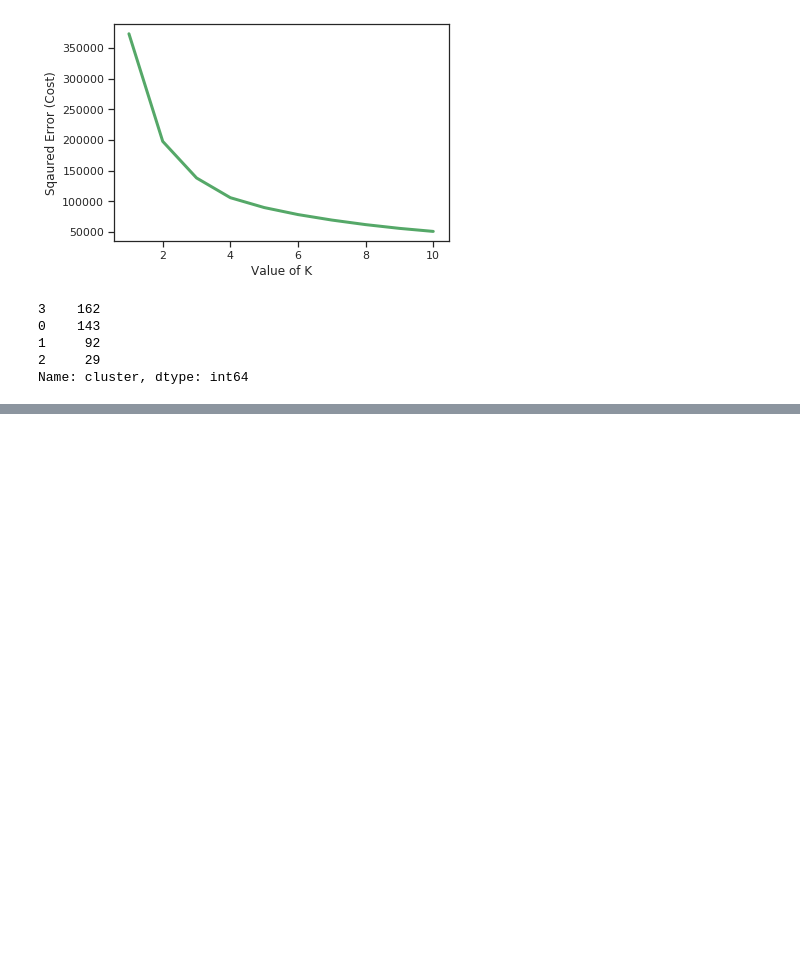
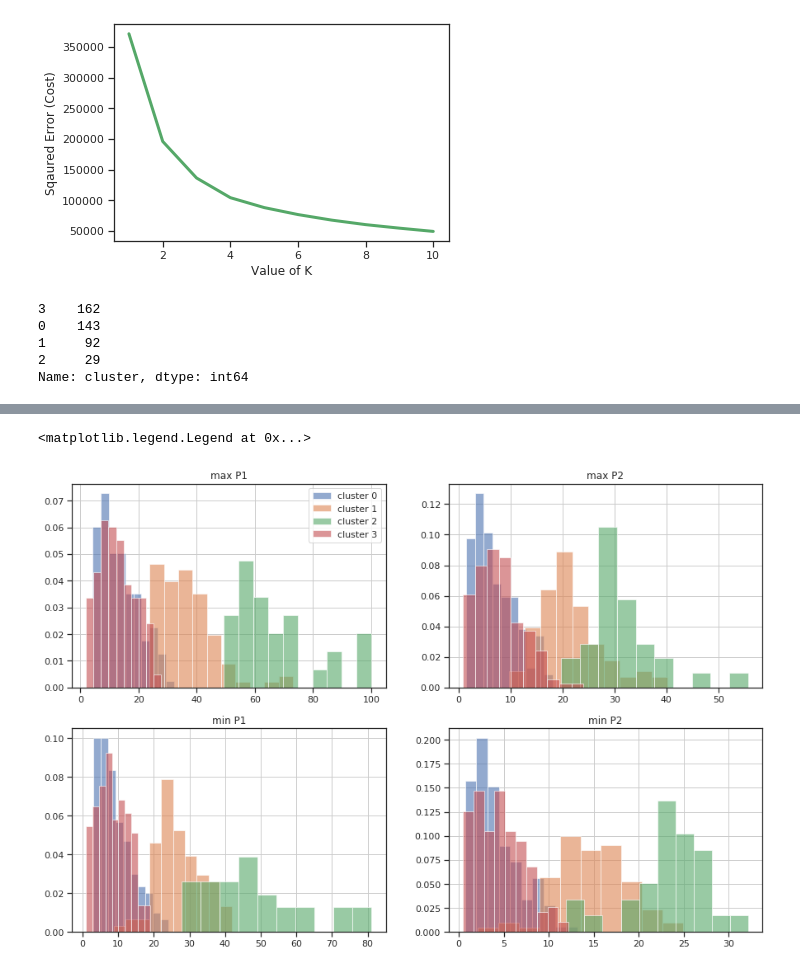
Before and after one commit to aerubanov/Proj_Air_Quality, a Jupyter notebook: notebooks/anomaly selection.ipynb, the cells around one changed output, grey strips where cells are left out. Saved outputs shown, nothing was run; the diff lists cells and outputs as text; code cells hidden in the pictures; blank space fills up the shorter version.

Commit message:
add features hists by clusters

```diff
--- a/notebooks/anomaly selection.ipynb
+++ b/notebooks/anomaly selection.ipynb
@@ -210,7 +208,9 @@ anomdata.head()
+# %%
+sel_columns = ['max_P1', 'min_P1', 'min_P2', 'max_P2', 'mean_hum', 'prec_amount', 'max_w_speed', 'min_w_speed', 'change_hum']
 # %%
 pca = PCA(n_components=3)
-pca.fit(anomdata)
-X = pca.transform(anomdata)
+pca.fit(anomdata[sel_columns])
+X = pca.transform(anomdata[sel_columns])
 # %%
 plt.plot(1-pca.explained_variance_ratio_)
 # %% [output]
@@ -285,0 +264,26 @@ axs[4, 1].set_title('humidity std')
+# %%
+f, axs = plt.subplots(2,2,figsize=(15,10))
+anomdata[anomdata.cluster == 0].max_P1.hist(ax=axs[0, 0], alpha = 0.6, label='cluster 0', density=True)
+anomdata[anomdata.cluster == 1].max_P1.hist(ax=axs[0, 0], alpha = 0.6, label='cluster 1', density=True)
+anomdata[anomdata.cluster == 2].max_P1.hist(ax=axs[0, 0], alpha = 0.6, label='cluster 2', density=True)
+anomdata[anomdata.cluster == 3].max_P1.hist(ax=axs[0, 0], alpha = 0.6, label='cluster 3', density=True)
+axs[0, 0].set_title('max P1')
+anomdata[anomdata.cluster == 0].min_P1.hist(ax=axs[1, 0], alpha = 0.6, label='cluster 0', density=True)
+anomdata[anomdata.cluster == 1].min_P1.hist(ax=axs[1, 0], alpha = 0.6, label='cluster 1', density=True)
+anomdata[anomdata.cluster == 2].min_P1.hist(ax=axs[1, 0], alpha = 0.6, label='cluster 2', density=True)
+anomdata[anomdata.cluster == 3].min_P1.hist(ax=axs[1, 0], alpha = 0.6, label='cluster 3', density=True)
+axs[1, 0].set_title('min P1')
+anomdata[anomdata.cluster == 0].max_P2.hist(ax=axs[0, 1], alpha = 0.6, label='cluster 0', density=True)
+anomdata[anomdata.cluster == 1].max_P2.hist(ax=axs[0, 1], alpha = 0.6, label='cluster 1', density=True)
+anomdata[anomdata.cluster == 2].max_P2.hist(ax=axs[0, 1], alpha = 0.6, label='cluster 2', density=True)
+anomdata[anomdata.cluster == 3].max_P2.hist(ax=axs[0, 1], alpha = 0.6, label='cluster 3', density=True)
+axs[0, 1].set_title('max P2')
+anomdata[anomdata.cluster == 0].min_P2.hist(ax=axs[1, 1], alpha = 0.6, label='cluster 0', density=True)
+anomdata[anomdata.cluster == 1].min_P2.hist(ax=axs[1, 1], alpha = 0.6, label='cluster 1', density=True)
+anomdata[anomdata.cluster == 2].min_P2.hist(ax=axs[1, 1], alpha = 0.6, label='cluster 2', density=True)
+anomdata[anomdata.cluster == 3].min_P2.hist(ax=axs[1, 1], alpha = 0.6, label='cluster 3', density=True)
+axs[1, 1].set_title('min P2')
+axs[0, 0].legend(loc = 'best')
+# %% [output]
+<matplotlib.legend.Legend at 0x...>
+[figure, added]
```
Also changed, not shown: parts of 4 cells of this notebook.
